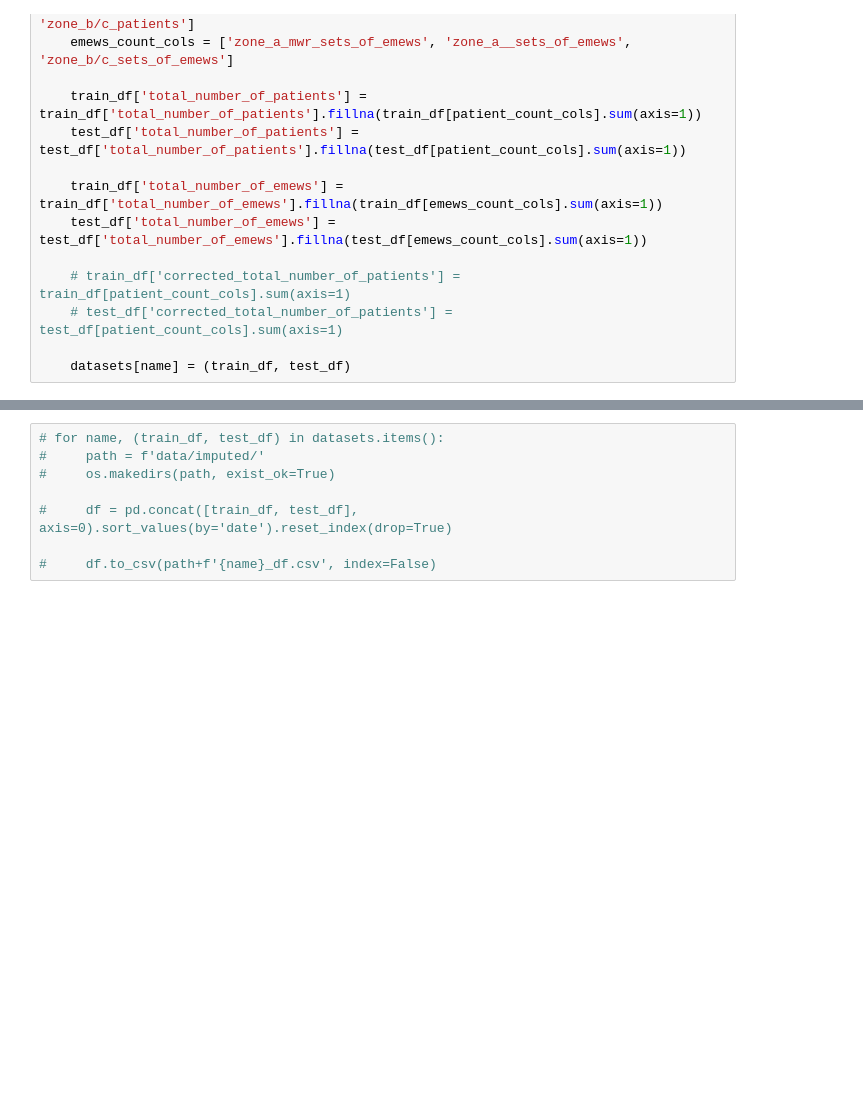
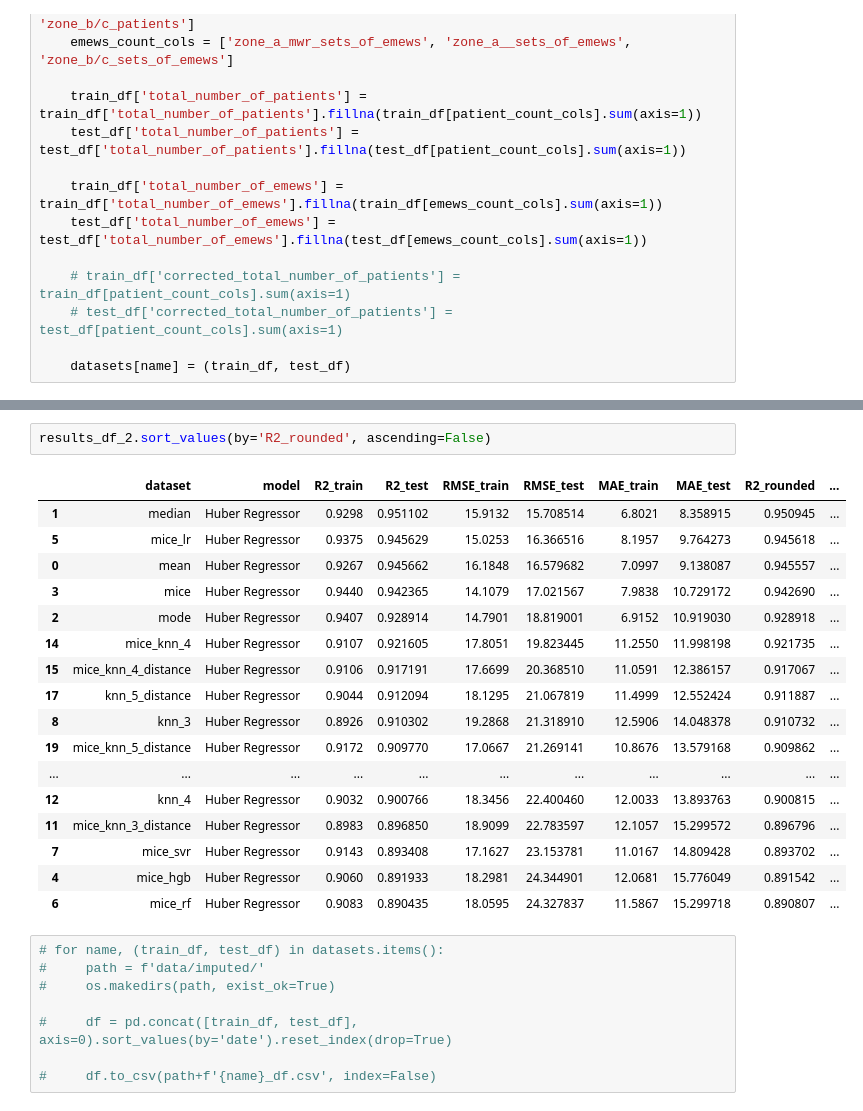
Before and after one commit to karenkj9000/dissertation-emews, a Jupyter notebook: data_imputation.ipynb, the cells around one changed output, grey strips where cells are left out. Saved outputs shown, nothing was run; the diff lists cells and outputs as text; blank space fills up the shorter version.

```diff
--- a/data_imputation.ipynb
+++ b/data_imputation.ipynb
@@ -325,3 +421,23 @@ print(results_df)
+# %%
+results_df_2.sort_values(by='R2_rounded', ascending=False)
+# %% [output]
+|  | dataset | model | R2_train | R2_test | RMSE_train | RMSE_test | MAE_train | MAE_test | R2_rounded | ... |
+| 1 | median | Huber Regressor | 0.9298 | 0.951102 | 15.9132 | 15.708514 | 6.8021 | 8.358915 | 0.950945 | ... |
+| 5 | mice_lr | Huber Regressor | 0.9375 | 0.945629 | 15.0253 | 16.366516 | 8.1957 | 9.764273 | 0.945618 | ... |
+| 0 | mean | Huber Regressor | 0.9267 | 0.945662 | 16.1848 | 16.579682 | 7.0997 | 9.138087 | 0.945557 | ... |
+| 3 | mice | Huber Regressor | 0.9440 | 0.942365 | 14.1079 | 17.021567 | 7.9838 | 10.729172 | 0.942690 | ... |
+| 2 | mode | Huber Regressor | 0.9407 | 0.928914 | 14.7901 | 18.819001 | 6.9152 | 10.919030 | 0.928918 | ... |
+| 14 | mice_knn_4 | Huber Regressor | 0.9107 | 0.921605 | 17.8051 | 19.823445 | 11.2550 | 11.998198 | 0.921735 | ... |
+| 15 | mice_knn_4_distance | Huber Regressor | 0.9106 | 0.917191 | 17.6699 | 20.368510 | 11.0591 | 12.386157 | 0.917067 | ... |
+| 17 | knn_5_distance | Huber Regressor | 0.9044 | 0.912094 | 18.1295 | 21.067819 | 11.4999 | 12.552424 | 0.911887 | ... |
+| 8 | knn_3 | Huber Regressor | 0.8926 | 0.910302 | 19.2868 | 21.318910 | 12.5906 | 14.048378 | 0.910732 | ... |
+| 19 | mice_knn_5_distance | Huber Regressor | 0.9172 | 0.909770 | 17.0667 | 21.269141 | 10.8676 | 13.579168 | 0.909862 | ... |
+| ... | ... | ... | ... | ... | ... | ... | ... | ... | ... | ... |
+| 12 | knn_4 | Huber Regressor | 0.9032 | 0.900766 | 18.3456 | 22.400460 | 12.0033 | 13.893763 | 0.900815 | ... |
+| 11 | mice_knn_3_distance | Huber Regressor | 0.8983 | 0.896850 | 18.9099 | 22.783597 | 12.1057 | 15.299572 | 0.896796 | ... |
+| 7 | mice_svr | Huber Regressor | 0.9143 | 0.893408 | 17.1627 | 23.153781 | 11.0167 | 14.809428 | 0.893702 | ... |
+| 4 | mice_hgb | Huber Regressor | 0.9060 | 0.891933 | 18.2981 | 24.344901 | 12.0681 | 15.776049 | 0.891542 | ... |
+| 6 | mice_rf | Huber Regressor | 0.9083 | 0.890435 | 18.0595 | 24.327837 | 11.5867 | 15.299718 | 0.890807 | ... |
 # %%
 # for name, (train_df, test_df) in datasets.items():
 #     path = f'data/imputed/'
```
Also changed, not shown: parts of 12 cells of this notebook, 2 other files.
